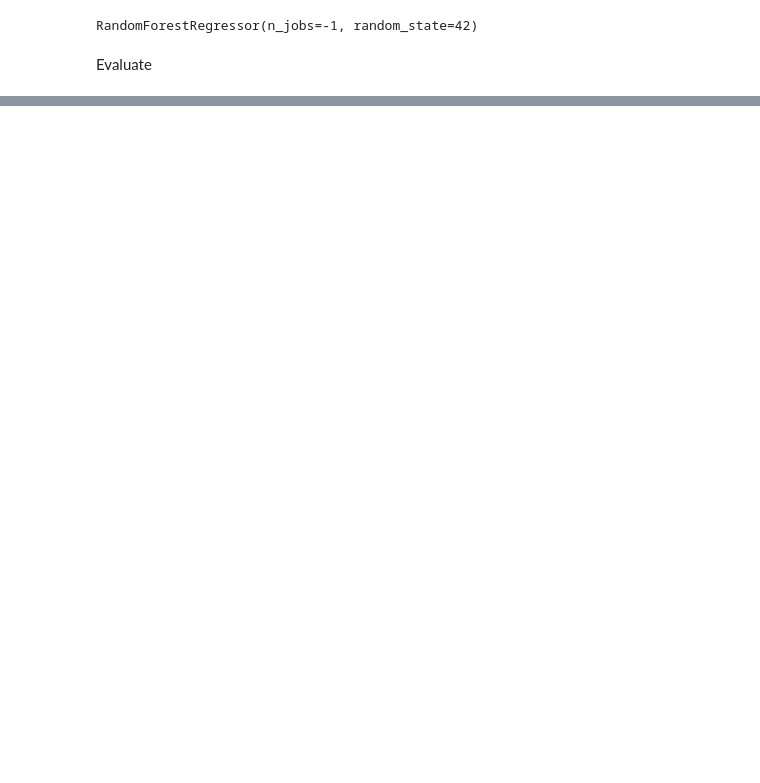
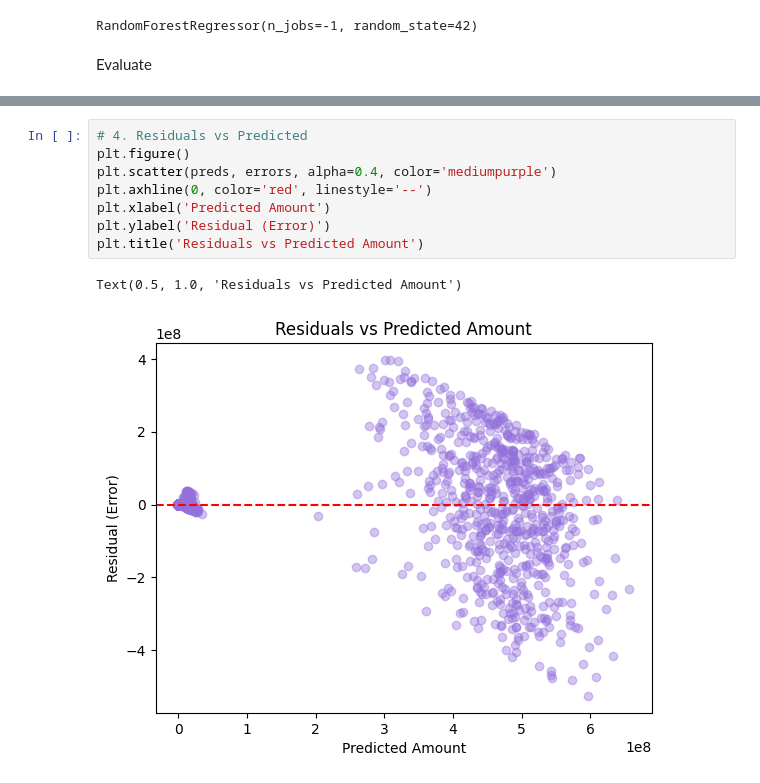
Before and after one commit to TranDuc511/ML-cos3049, a Jupyter notebook: ML/notebook/redregressor.ipynb, the cells around one changed output, grey strips where cells are left out. Saved outputs shown, nothing was run; the diff lists cells and outputs as text; blank space fills up the shorter version.

```diff
--- a/ML/notebook/redregressor.ipynb
+++ b/ML/notebook/redregressor.ipynb
@@ -75,0 +122,11 @@ R-squared (R2): 0.86
+# %%
+# 4. Residuals vs Predicted
+plt.figure()
+plt.scatter(preds, errors, alpha=0.4, color='mediumpurple')
+plt.axhline(0, color='red', linestyle='--')
+plt.xlabel('Predicted Amount')
+plt.ylabel('Residual (Error)')
+plt.title('Residuals vs Predicted Amount')
+# %% [output]
+Text(0.5, 1.0, 'Residuals vs Predicted Amount')
+[figure, added]
```
Also changed, not shown: parts of 9 cells of this notebook.
